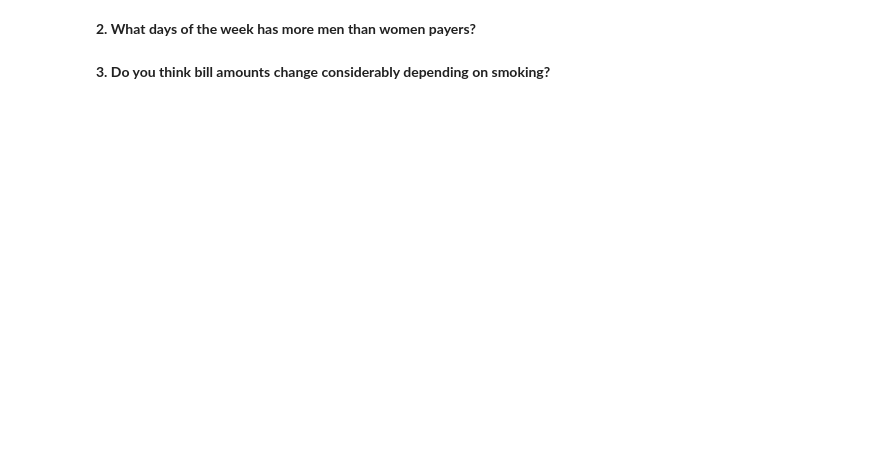
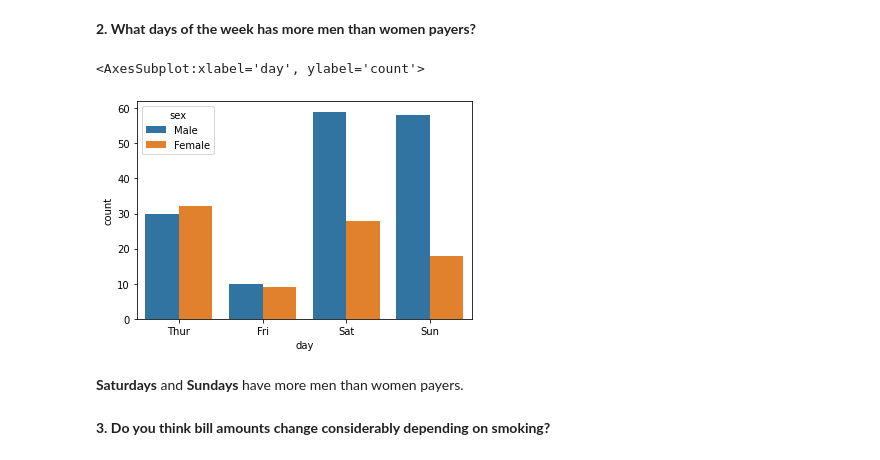
Before and after one commit to Ironhack-Data-Madrid-Enero-2021/lab-visualization-intro, a Jupyter notebook: your-code/challenge-1.ipynb, the cells around one changed output. Cells and saved outputs as stored; diff of their text form; code cells hidden in the pictures; blank space fills up the shorter version.

```diff
--- a/your-code/challenge-1.ipynb
+++ b/your-code/challenge-1.ipynb
@@ -36,4 +44,11 @@ sns.load_dataset("tips")
 # %% [markdown]
 **2. What days of the week has more men than women payers?**
+# %%
+sns.countplot(x=tips.day, hue=tips.sex)
+# %% [output]
+<AxesSubplot:xlabel='day', ylabel='count'>
+[figure, added]
+# %% [markdown]
+**Saturdays** and **Sundays** have more men than women payers.
 # %% [markdown]
 **3. Do you think bill amounts change considerably depending on smoking?**
```
Also changed, not shown: parts of 8 cells of this notebook.
